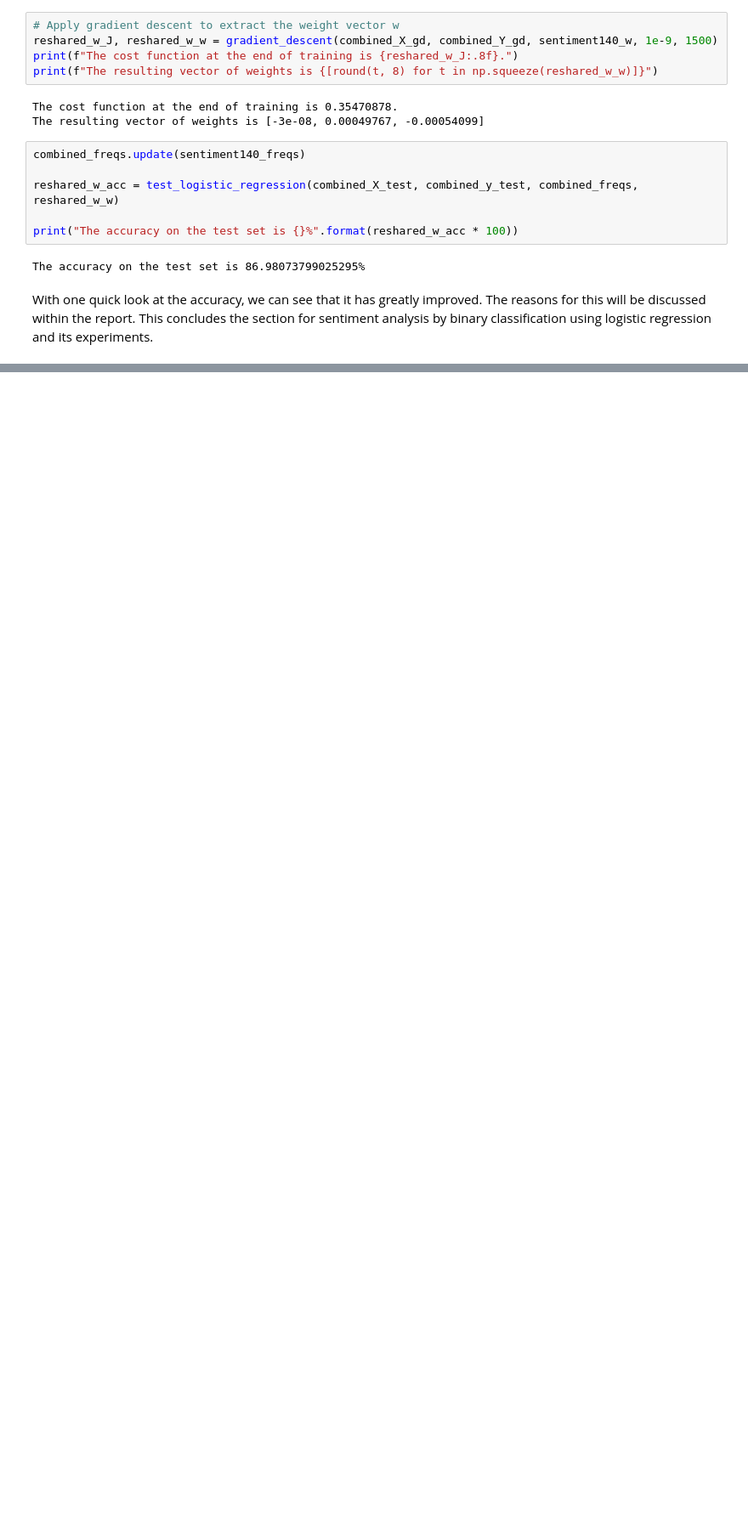
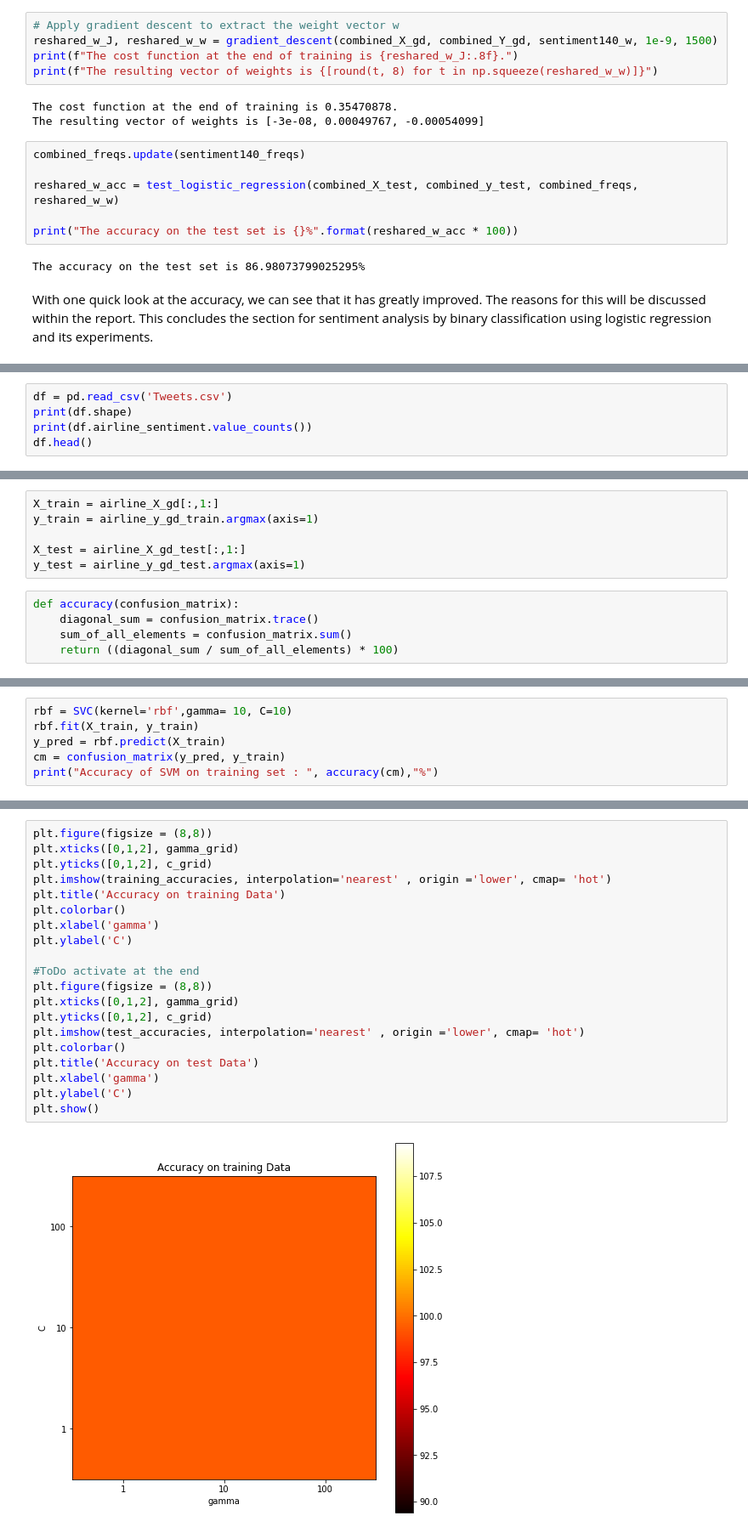
Before and after one commit to lamricky98/comp-432-project, a Jupyter notebook: logistic_regression.ipynb, the cells around one changed output, grey strips where cells are left out. Shown at 85% size. Drawn from its saved outputs; the diff is of its cells as text; blank space fills up the shorter version.

```diff
--- a/logistic_regression.ipynb
+++ b/logistic_regression.ipynb
@@ -842,0 +894,5 @@ by binary classification using logistic regression and its experiments.
+# %%
+df = pd.read_csv('Tweets.csv')
+print(df.shape)
+print(df.airline_sentiment.value_counts())
+df.head()
@@ -842,0 +1022,11 @@ by binary classification using logistic regression and its experiments.
+# %%
+X_train = airline_X_gd[:,1:]
+y_train = airline_y_gd_train.argmax(axis=1)
+
+X_test = airline_X_gd_test[:,1:]
+y_test = airline_y_gd_test.argmax(axis=1)
+# %%
+def accuracy(confusion_matrix):
+    diagonal_sum = confusion_matrix.trace()
+    sum_of_all_elements = confusion_matrix.sum()
+    return ((diagonal_sum / sum_of_all_elements) * 100)
@@ -842,0 +1035,6 @@ by binary classification using logistic regression and its experiments.
+# %%
+rbf = SVC(kernel='rbf',gamma= 10, C=10)
+rbf.fit(X_train, y_train)
+y_pred = rbf.predict(X_train)
+cm = confusion_matrix(y_pred, y_train)
+print("Accuracy of SVM on training set : ", accuracy(cm),"%")
@@ -842,0 +1098,22 @@ by binary classification using logistic regression and its experiments.
+# %%
+plt.figure(figsize = (8,8))
+plt.xticks([0,1,2], gamma_grid)
+plt.yticks([0,1,2], c_grid)
+plt.imshow(training_accuracies, interpolation='nearest' , origin ='lower', cmap= 'hot')
+plt.title('Accuracy on training Data')
+plt.colorbar()
+plt.xlabel('gamma')
+plt.ylabel('C')
+
+#ToDo activate at the end
+plt.figure(figsize = (8,8))
+plt.xticks([0,1,2], gamma_grid)
+plt.yticks([0,1,2], c_grid)
+plt.imshow(test_accuracies, interpolation='nearest' , origin ='lower', cmap= 'hot')
+plt.colorbar()
+plt.title('Accuracy on test Data')
+plt.xlabel('gamma')
+plt.ylabel('C')
+plt.show()
+# %% [output]
+[figure, added]
```
Also changed, not shown: parts of 72 cells of this notebook.
